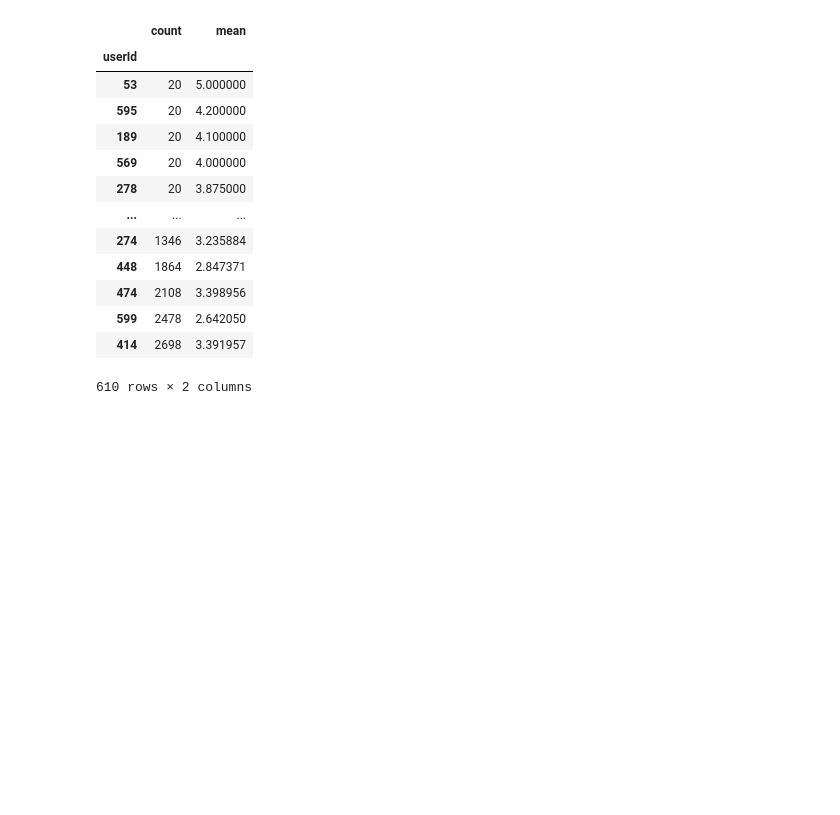
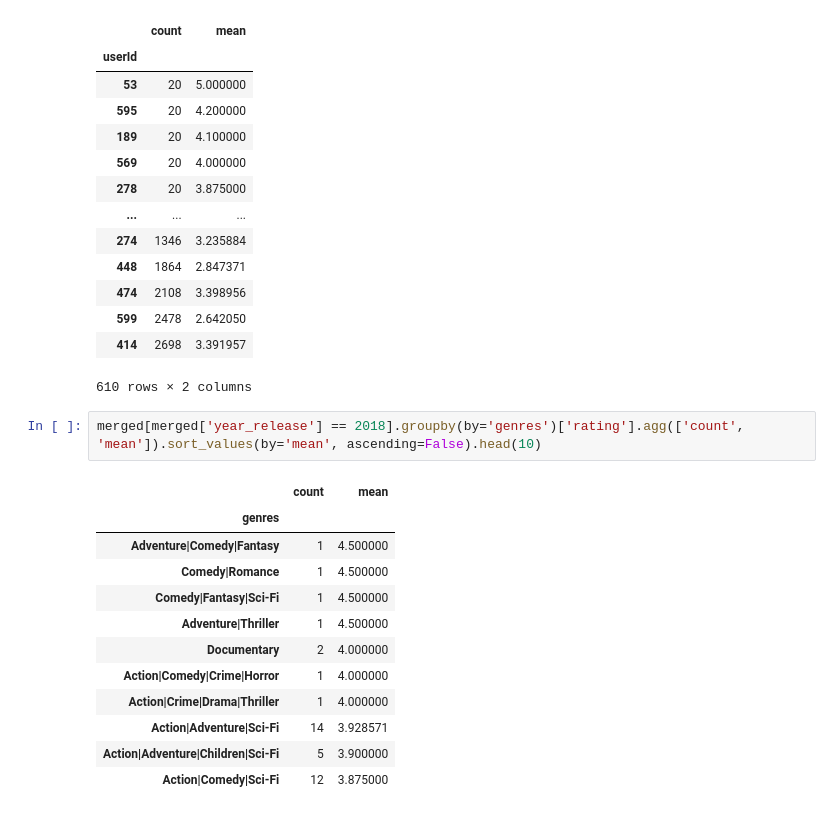
Before and after one commit to SudarickovIlya/DataCleaningProject, a Jupyter notebook: Advanced_pandas/Exercises.ipynb, the cells around one changed output. Saved outputs shown, nothing was run; the diff lists cells and outputs as text; blank space fills up the shorter version.

```diff
--- a/Advanced_pandas/Exercises.ipynb
+++ b/Advanced_pandas/Exercises.ipynb
@@ -282,3 +282,18 @@ merged.groupby('userId', as_index=False)['rating'].agg(['count', 'mean']).sort_v
 | 599 | 2478 | 2.642050 |
 | 414 | 2698 | 3.391957 |
 610 rows × 2 columns
+# %%
+merged[merged['year_release'] == 2018].groupby(by='genres')['rating'].agg(['count', 'mean']).sort_values(by='mean', ascending=False).head(10)
+# %% [output]
+|  | count | mean |
+| genres |  |  |
+| Adventure|Comedy|Fantasy | 1 | 4.500000 |
+| Comedy|Romance | 1 | 4.500000 |
+| Comedy|Fantasy|Sci-Fi | 1 | 4.500000 |
+| Adventure|Thriller | 1 | 4.500000 |
+| Documentary | 2 | 4.000000 |
+| Action|Comedy|Crime|Horror | 1 | 4.000000 |
+| Action|Crime|Drama|Thriller | 1 | 4.000000 |
+| Action|Adventure|Sci-Fi | 14 | 3.928571 |
+| Action|Adventure|Children|Sci-Fi | 5 | 3.900000 |
+| Action|Comedy|Sci-Fi | 12 | 3.875000 |
```
Also changed, not shown: parts of 2 cells of this notebook, 2 other files.
